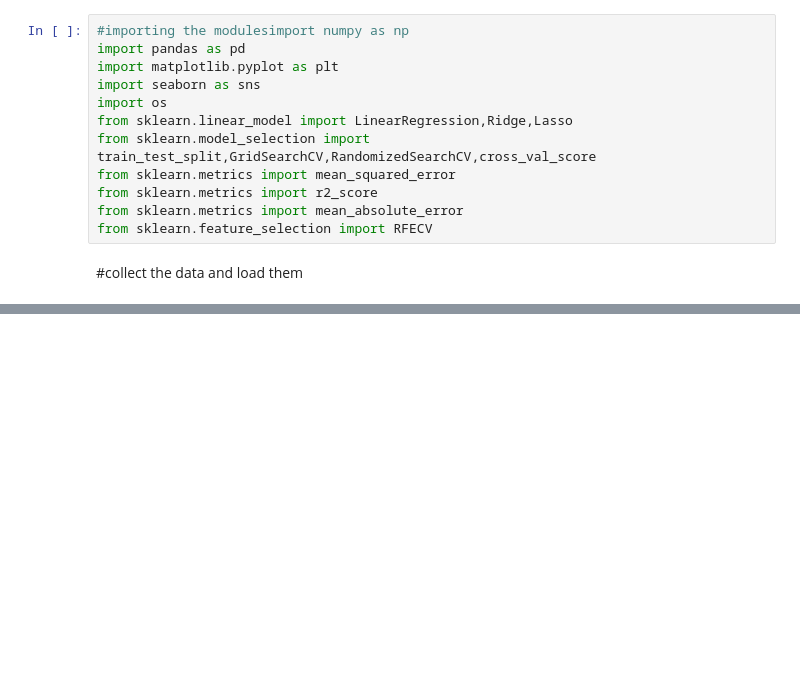
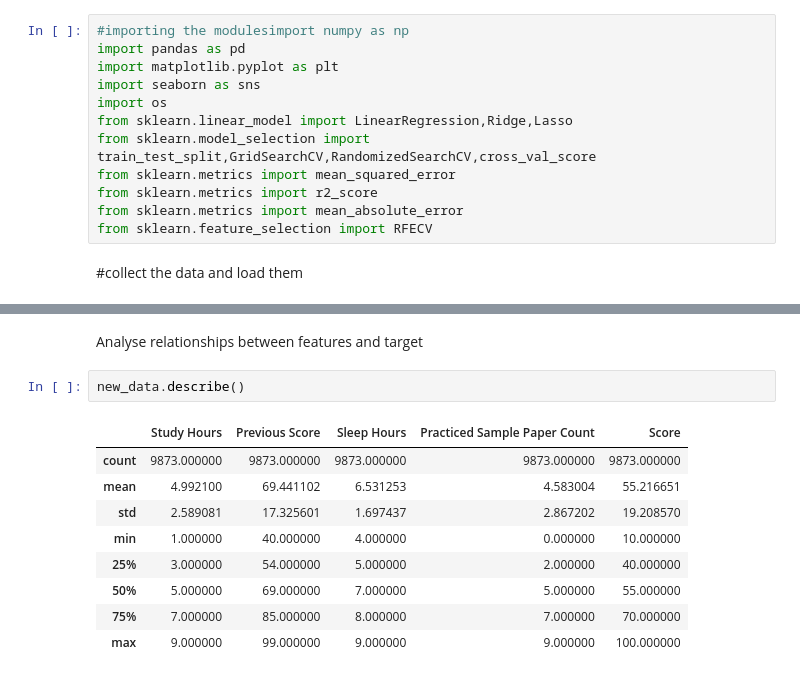
Before and after one commit to kumar-kiran-24/Student-Score-Prediction-Linear-Regression, a Jupyter notebook: src/student_score.ipynb, the cells around one changed output, grey strips where cells are left out. Saved outputs shown, nothing was run; the diff lists cells and outputs as text; blank space fills up the shorter version.

```diff
--- a/src/student_score.ipynb
+++ b/src/student_score.ipynb
@@ -25,0 +74,14 @@ data.head()
+# %% [markdown]
+Analyse relationships between features and target
+# %%
+new_data.describe()
+# %% [output]
+|  | Study Hours | Previous Score | Sleep Hours | Practiced Sample Paper Count | Score |
+| count | 9873.000000 | 9873.000000 | 9873.000000 | 9873.000000 | 9873.000000 |
+| mean | 4.992100 | 69.441102 | 6.531253 | 4.583004 | 55.216651 |
+| std | 2.589081 | 17.325601 | 1.697437 | 2.867202 | 19.208570 |
+| min | 1.000000 | 40.000000 | 4.000000 | 0.000000 | 10.000000 |
+| 25% | 3.000000 | 54.000000 | 5.000000 | 2.000000 | 40.000000 |
+| 50% | 5.000000 | 69.000000 | 7.000000 | 5.000000 | 55.000000 |
+| 75% | 7.000000 | 85.000000 | 8.000000 | 7.000000 | 70.000000 |
+| max | 9.000000 | 99.000000 | 9.000000 | 9.000000 | 100.000000 |
```
Also changed, not shown: parts of 8 cells of this notebook.
